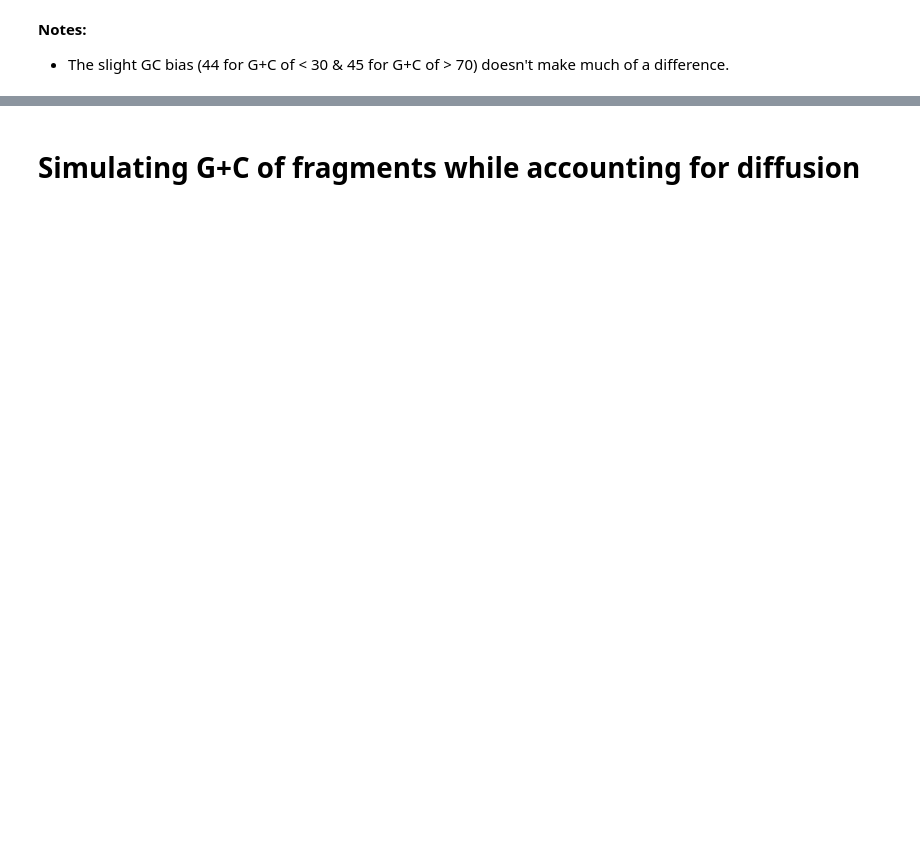
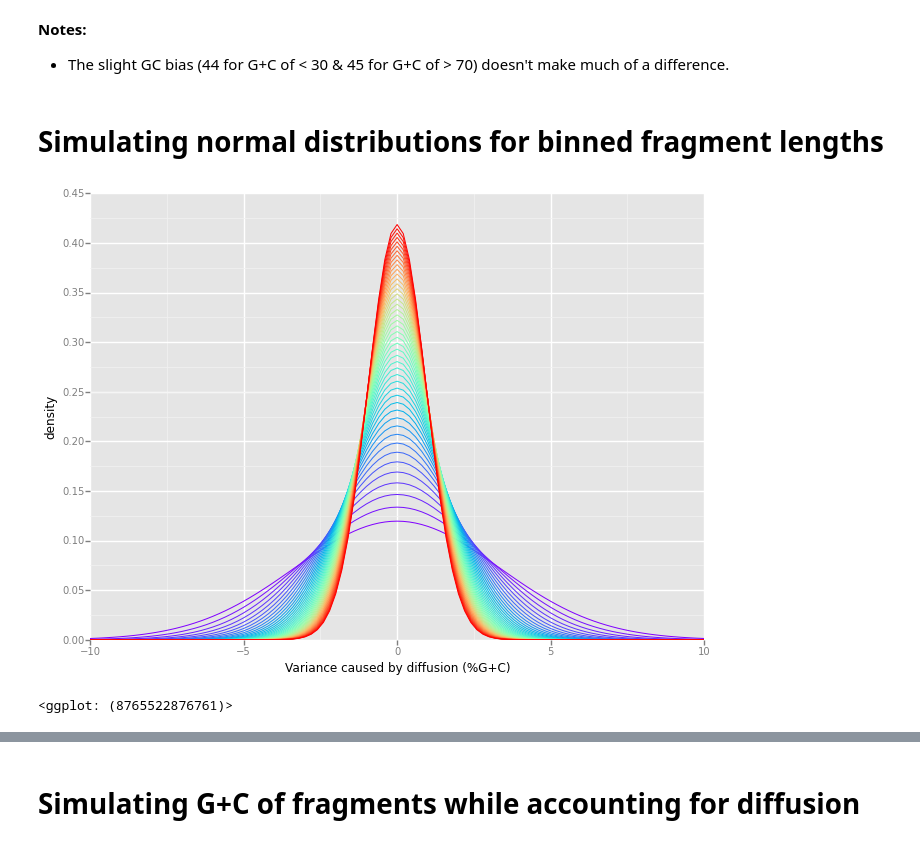
Before and after one commit to nick-youngblut/SIPSim, a Jupyter notebook: ipynb/sandbox/diffusion_by_fragLength.ipynb, the cells around one changed output, grey strips where cells are left out. Cells and saved outputs as stored; diff of their text form; code cells hidden in the pictures; blank space fills up the shorter version.

Commit message:
notebooks on diffusion

```diff
--- a/ipynb/sandbox/diffusion_by_fragLength.ipynb
+++ b/ipynb/sandbox/diffusion_by_fragLength.ipynb
@@ -28,3 +37,22 @@ ggplot(frag_lens, aes(x='frag_lens')) +\
 __Notes:__
 
 * The slight GC bias (44 for G+C of < 30 & 45 for G+C of > 70) doesn't make much of a difference.
+# %% [markdown]
+# Simulating normal distributions for binned fragment lengths
+# %%
+frag_lens = range(4000, 50000, 1000)
+sigma = [sqrt(44500.0 / x) for x in frag_lens]
+
+data = pd.DataFrame({'x':np.arange(-10, 11)})
+cols = cm.rainbow(np.linspace(0,1,len(frag_lens)))
+
+p = ggplot(data, aes(x='x')) +\
+    labs(x='Variance caused by diffusion (%G+C)', y='density')
+
+for sig,col in zip(sigma,cols):
+    p = p + stat_function(fun=dnorm, args={'mean':0.0, 'var':sig}, color=col)
+
+p
+# %% [output]
+[figure, added]
+<ggplot: (8765522876761)>
```
Also changed, not shown: parts of 18 cells of this notebook, 2 other files.
